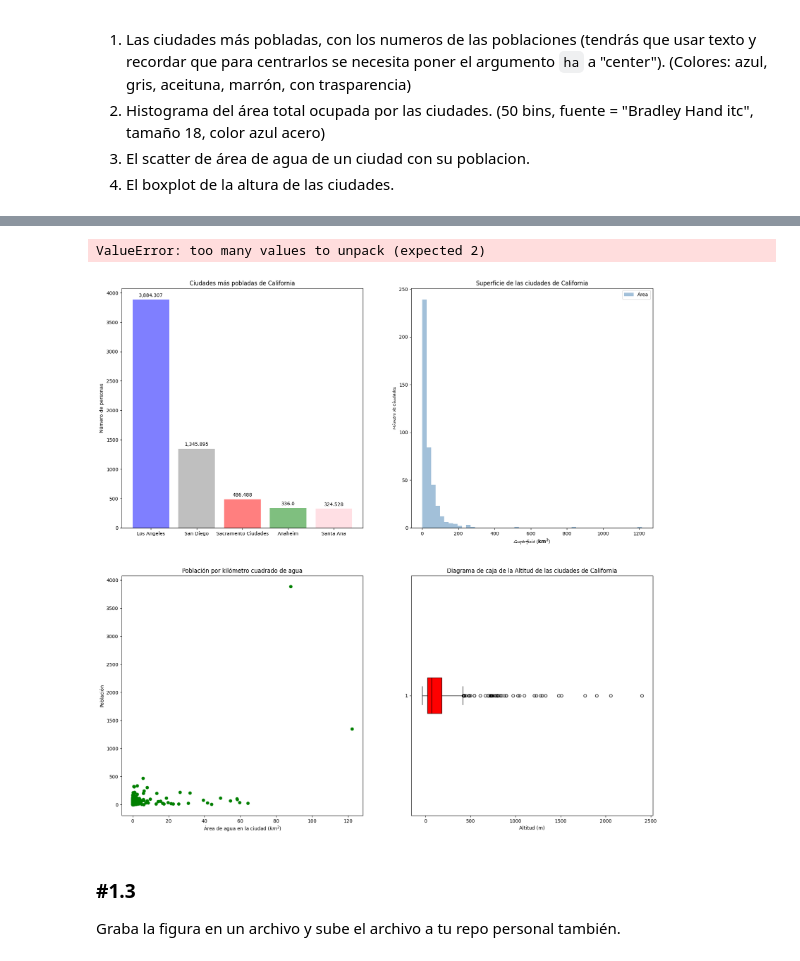
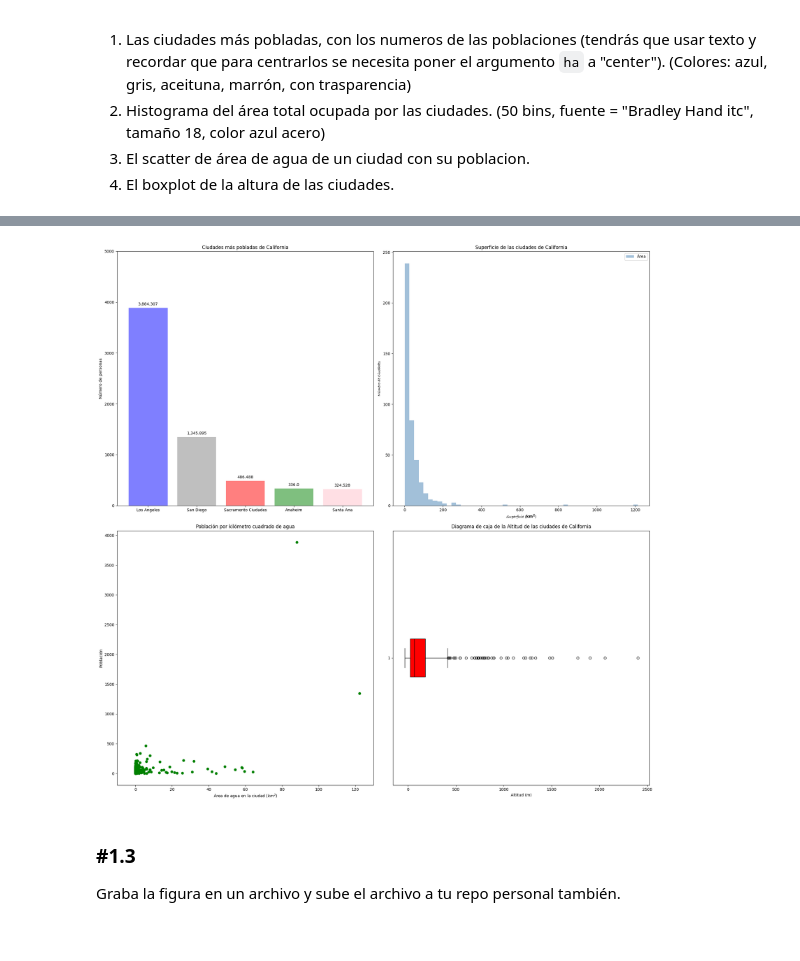
Before and after one commit to JesusGs91/ONLINE_DS_THEBRIDGE_JesusGonzalezSuarez, a Jupyter notebook: Sprint8/Unidad_01/Practica_Obligatoria/18_Practica_Obligatoria_Visualizacion_Basica.ipynb, the cells around one changed output, grey strips where cells are left out. Saved outputs shown, nothing was run; the diff lists cells and outputs as text; code cells hidden in the pictures.

```diff
--- a/Sprint8/Unidad_01/Practica_Obligatoria/18_Practica_Obligatoria_Visualizacion_Basica.ipynb
+++ b/Sprint8/Unidad_01/Practica_Obligatoria/18_Practica_Obligatoria_Visualizacion_Basica.ipynb
@@ -70,37 +69,36 @@ poblaciones = [3884307/1000, 1345895/1000, 486488/1000, 336000/1000, 324528/1000
 
 # Gráfico de barras
 ax[0, 0].bar(ciudades, poblaciones, color=['Blue', 'gray', 'red', 'green', 'pink'],alpha = 0.5)
 for i, v in enumerate(poblaciones):
     ax[0, 0].text(i, (v+ 50), f'{v:,}', ha='center')
 ax[0, 0].set_title('Ciudades más pobladas de California')
 ax[0, 0].set_ylabel('Número de personas')
-
+ax[0, 0].set_ylim(0,5000)
 
 # Histograma
 ax[0, 1].hist(df_CasasCAlifornia["area_land_km2"], bins=50, color='steelblue', alpha=0.5, label='Área')
 ax[0, 1].set_title('Superficie de las ciudades de California')
 ax[0, 1].set_xlabel('Superficie ($\mathbf{km^2}$)', family="Bradley Hand")
 ax[0, 1].set_ylabel('Número de Ciudades', family="Bradley Hand")
 ax[0, 1].legend()
 
 
 # Boxplot
 ax[1, 1].boxplot(df_CasasCAlifornia["elevation_m"], patch_artist=True, boxprops=dict(facecolor='red'), vert = False, medianprops = dict(color = "black"))
 ax[1, 1].set_title('Diagrama de caja de la Altitud de las ciudades de California')
 ax[1, 1].set_xlabel('Altitud (m)')
 
 # Gráfico de dispersión
 ax[1, 0].scatter(df_CasasCAlifornia["area_water_km2"], df_CasasCAlifornia["population_total"]/1000, color='green')
 ax[1, 0].set_title('Población por kilómetro cuadrado de agua')
 ax[1, 0].set_xlabel('Área de agua en la ciudad ($km^2$)')
 ax[1, 0].set_ylabel('Población')
-ax[1, 0].set_xlim([df_CasasCAlifornia["area_water_km2"].min()-10, 120, 20])
+ax[1, 0].set_xlim([df_CasasCAlifornia["area_water_km2"].min()-10, 130])
 
 # Ajustar el layout
 plt.tight_layout()
 # %% [output]
-ValueError: too many values to unpack (expected 2)
-[figure, old version]
+[figure, new version]
 # %% [markdown]
 ### #1.3
 
```
Also changed, not shown: parts of 1 cell of this notebook, 1 other file.
